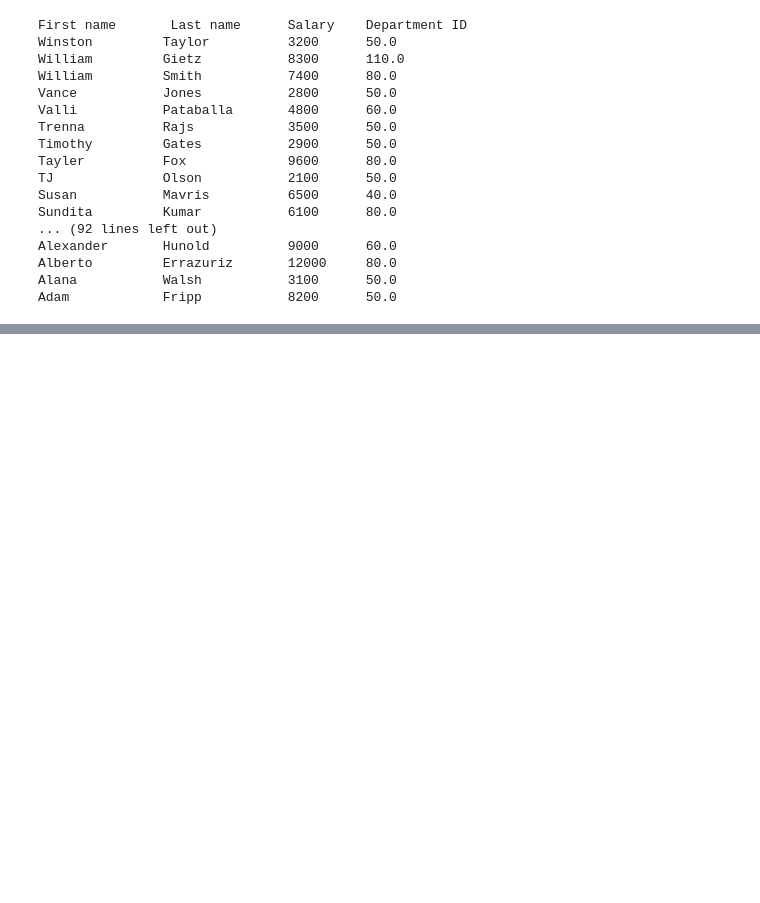
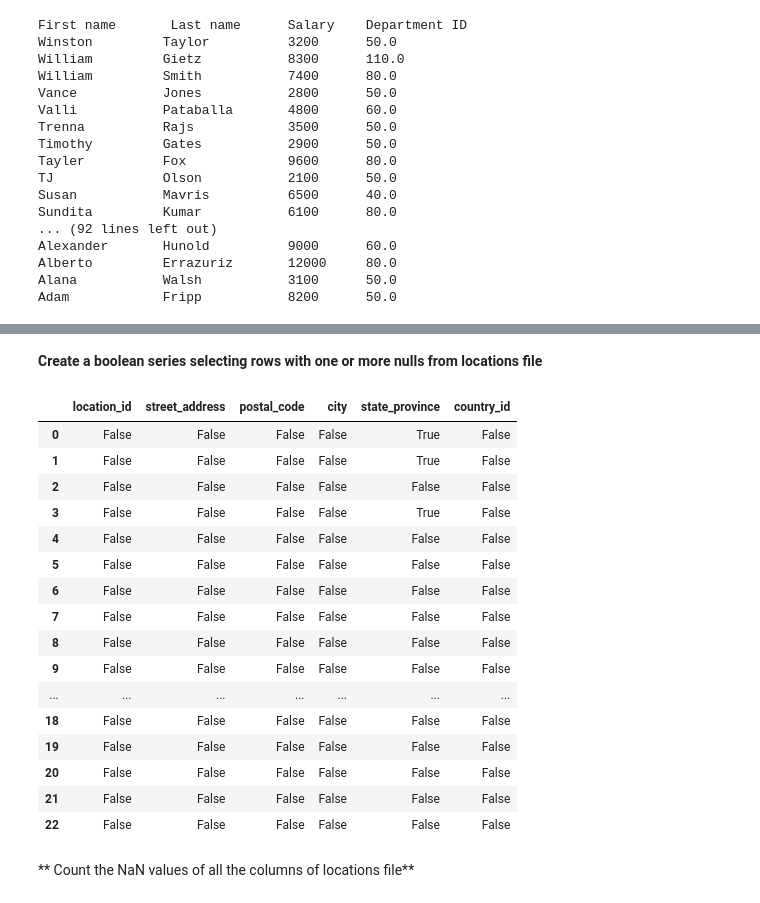
Before and after one commit to dharmendra-chouhan/Pandas_exercises_colab, a Jupyter notebook: 03_Python_Pandas_hr_example.ipynb, the cells around one changed output, grey strips where cells are left out. Saved outputs shown, nothing was run; the diff lists cells and outputs as text; code cells hidden in the pictures; blank space fills up the shorter version.

```diff
--- a/03_Python_Pandas_hr_example.ipynb
+++ b/03_Python_Pandas_hr_example.ipynb
@@ -268,0 +314,26 @@ Adam            Fripp           8200      50.0
+# %% [markdown]
+ **Create a boolean series selecting rows with one or more nulls from locations file**
+# %%
+pd.set_option('display.max_rows', 500)
+pd.set_option('display.max_columns', 500)
+locations.isnull()
+# %% [output]
+|  | location_id | street_address | postal_code | city | state_province | country_id |
+| 0 | False | False | False | False | True | False |
+| 1 | False | False | False | False | True | False |
+| 2 | False | False | False | False | False | False |
+| 3 | False | False | False | False | True | False |
+| 4 | False | False | False | False | False | False |
+| 5 | False | False | False | False | False | False |
+| 6 | False | False | False | False | False | False |
+| 7 | False | False | False | False | False | False |
+| 8 | False | False | False | False | False | False |
+| 9 | False | False | False | False | False | False |
+| ... | ... | ... | ... | ... | ... | ... |
+| 18 | False | False | False | False | False | False |
+| 19 | False | False | False | False | False | False |
+| 20 | False | False | False | False | False | False |
+| 21 | False | False | False | False | False | False |
+| 22 | False | False | False | False | False | False |
+# %% [markdown]
+** Count the NaN values of all the columns of locations file**
```
Also changed, not shown: parts of 9 cells of this notebook.
